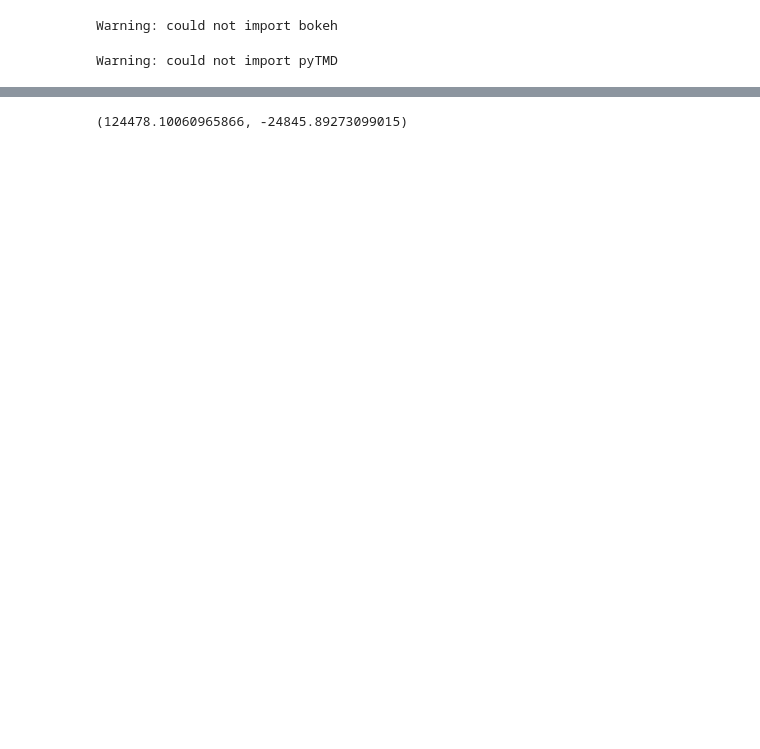
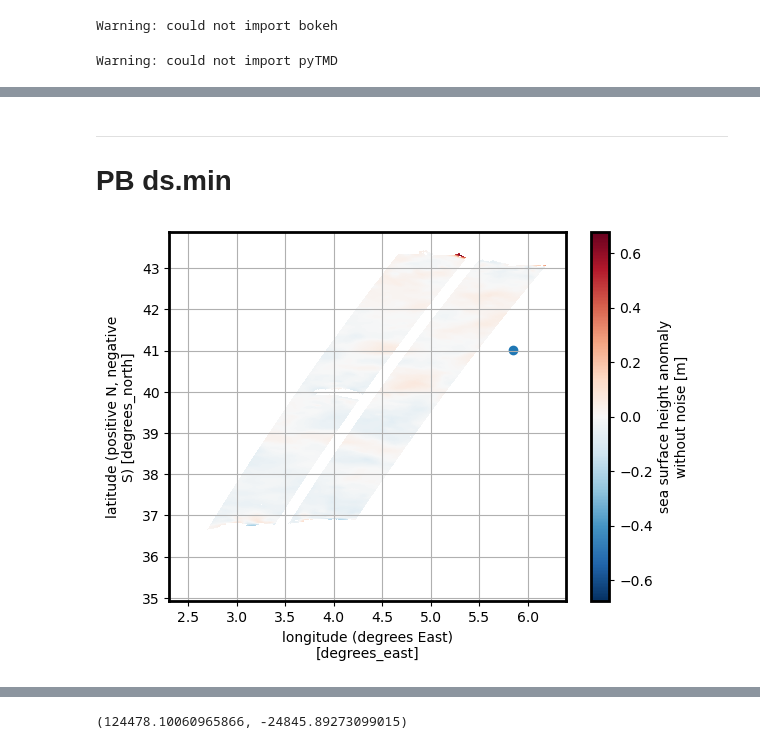
Before and after one commit to margot-demol/med_analysis, a Jupyter notebook: 0_colocalization.ipynb, the cells around one changed output, grey strips where cells are left out. Drawn from its saved outputs; the diff is of its cells as text; code cells hidden in the pictures; blank space fills up the shorter version.

```diff
--- a/0_colocalization.ipynb
+++ b/0_colocalization.ipynb
@@ -124,0 +77,28 @@ def lonlat2xy(lonc, latc, phi, lon, lat, lon1=None, lat1=None):
+# %%
+dr = xr.open_dataset(os.path.join(drifters_dir, 'all_med_variational_10min_v0.nc'))
+dr_key = dr[['cruise_id', 'drifter_type']]
+dr = dr.where(dr.gap_mask==1)
+
+def sel_drifters(swath, cycle):
+    dfs_ = dfs.where((dfs.pass_number==swath)&(dfs.cycle_number==cycle)).dropna()
+    dr_ = dr.sel(datetime = slice(pd.to_datetime(dfs_.start_time_cut).values[0], pd.to_datetime(dfs_.end_time_cut).values[0]))
+    dfr_ = dr_.to_dataframe().reset_index().dropna()
+    dfr_['time_to_swot']=(dfr_.datetime-dfs_.time.values[0]).abs()
+
+    dfrs_=pd.DataFrame()
+    dfrs_['time_to_swot_min'] = dfr_.groupby('drifter_id').time_to_swot.min()
+    dfrs_['time_to_swot_max'] = dfr_.groupby('drifter_id').time_to_swot.max()
+    dfrs_['point_number'] = dfr_.groupby('drifter_id').datetime.count()
+    dfrs_['cycle_number'] = int(dfs_.cycle_number.values[0])
+    dfrs_['pass_number'] = int(dfs_.pass_number.values[0])
+    return dfs_, dfr_, dfrs_.reset_index()
+
+D = []
+for swath in [3,16]:
+    for cycle in dfs.where(dfs.pass_number==swath).dropna().cycle_number:
+        dfs_, dfr_, dfrs_ = sel_drifters(swath, cycle)
+        dfr_['cycle_number'] = int(dfs_.cycle_number.values[0])
+        dfr_['pass_number'] = int(dfs_.pass_number.values[0])
+        D.append(dfr_.loc[dfr_.groupby(['drifter_id']).time_to_swot.idxmin()])
+df = pd.concat(D).set_index('pass_number').reset_index()
+df['row_number'] = np.arange(len(df))
@@ -124,0 +111,3 @@ def lonlat2xy(lonc, latc, phi, lon, lat, lon1=None, lat1=None):
+# %%
+from dask.dataframe import from_pandas
+df = from_pandas(df, npartitions=16)
@@ -124,0 +338,11 @@ def lonlat2xy(lonc, latc, phi, lon, lat, lon1=None, lat1=None):
+# %% [markdown]
+_______
+# PB ds.min
+# %%
+df_ = df.loc[24]
+dss = xr.open_dataset(dfs.where((dfs.pass_number==swath)&(dfs.cycle_number==cycle)).dropna().file.values[0])
+dss.duacs_ssha_karin_2_filtered.plot(x='longitude', y='latitude')
+plt.scatter(df_.longitude, df_.latitude)
+plt.grid()
+# %% [output]
+[figure, added]
```
Also changed, not shown: parts of 37 cells of this notebook, 1 other file.
